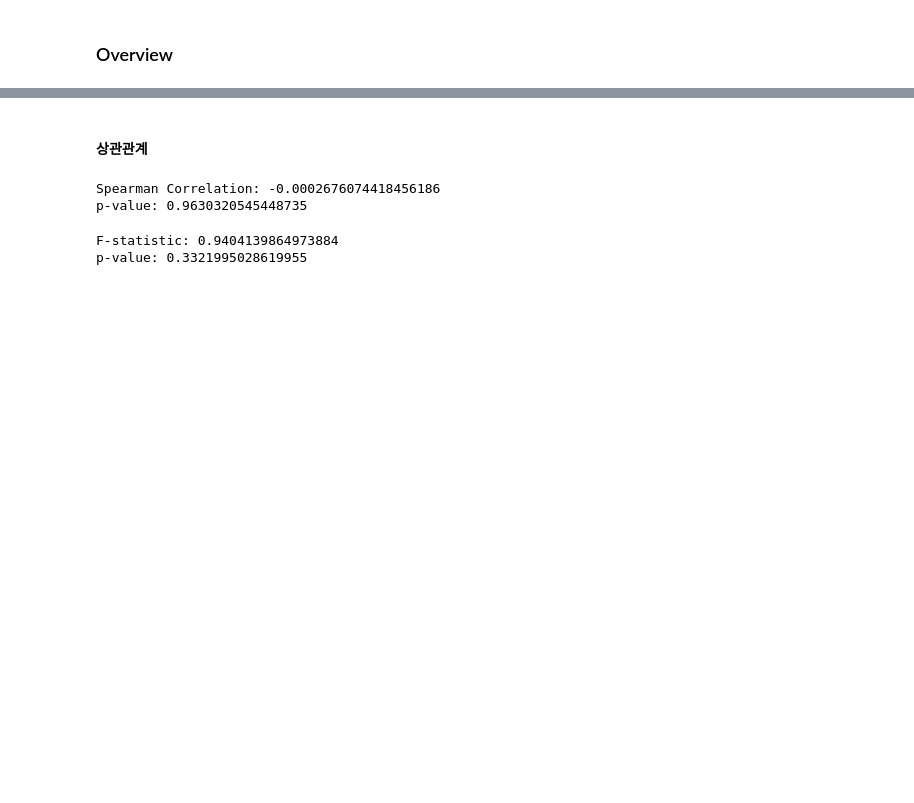
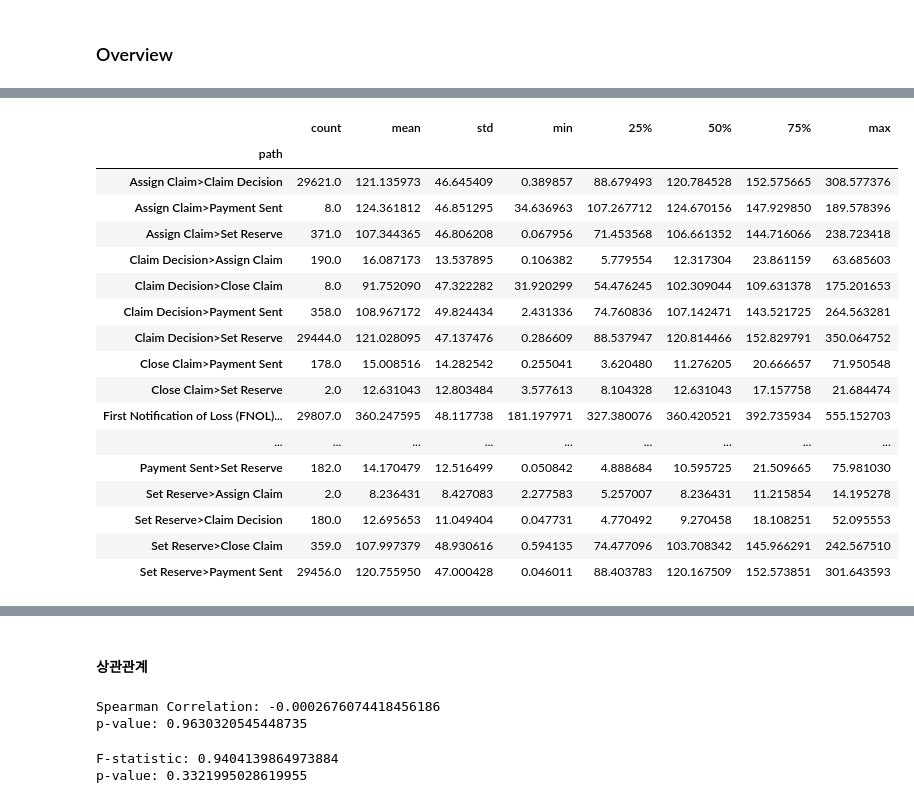
Before and after one commit to yu901/data_analysis, a Jupyter notebook: notebook/process mining.ipynb, the cells around one changed output, grey strips where cells are left out. Saved outputs shown, nothing was run; the diff lists cells and outputs as text; code cells hidden in the pictures; blank space fills up the shorter version.

Commit message:
path 테이블 생성함수 추가

```diff
--- a/notebook/process mining.ipynb
+++ b/notebook/process mining.ipynb
@@ -26,0 +31,23 @@ casetable.head(3)
+# %%
+process.set_timeunit('h')
+pathtable = process.get_pathtable()
+pathtable.groupby('path')['duration'].describe()
+# %% [output]
+|  | count | mean | std | min | 25% | 50% | 75% | max |
+| path |  |  |  |  |  |  |  |  |
+| Assign Claim>Claim Decision | 29621.0 | 121.135973 | 46.645409 | 0.389857 | 88.679493 | 120.784528 | 152.575665 | 308.577376 |
+| Assign Claim>Payment Sent | 8.0 | 124.361812 | 46.851295 | 34.636963 | 107.267712 | 124.670156 | 147.929850 | 189.578396 |
+| Assign Claim>Set Reserve | 371.0 | 107.344365 | 46.806208 | 0.067956 | 71.453568 | 106.661352 | 144.716066 | 238.723418 |
+| Claim Decision>Assign Claim | 190.0 | 16.087173 | 13.537895 | 0.106382 | 5.779554 | 12.317304 | 23.861159 | 63.685603 |
+| Claim Decision>Close Claim | 8.0 | 91.752090 | 47.322282 | 31.920299 | 54.476245 | 102.309044 | 109.631378 | 175.201653 |
+| Claim Decision>Payment Sent | 358.0 | 108.967172 | 49.824434 | 2.431336 | 74.760836 | 107.142471 | 143.521725 | 264.563281 |
+| Claim Decision>Set Reserve | 29444.0 | 121.028095 | 47.137476 | 0.286609 | 88.537947 | 120.814466 | 152.829791 | 350.064752 |
+| Close Claim>Payment Sent | 178.0 | 15.008516 | 14.282542 | 0.255041 | 3.620480 | 11.276205 | 20.666657 | 71.950548 |
+| Close Claim>Set Reserve | 2.0 | 12.631043 | 12.803484 | 3.577613 | 8.104328 | 12.631043 | 17.157758 | 21.684474 |
+| First Notification of Loss (FNOL)... | 29807.0 | 360.247595 | 48.117738 | 181.197971 | 327.380076 | 360.420521 | 392.735934 | 555.152703 |
+| ... | ... | ... | ... | ... | ... | ... | ... | ... |
+| Payment Sent>Set Reserve | 182.0 | 14.170479 | 12.516499 | 0.050842 | 4.888684 | 10.595725 | 21.509665 | 75.981030 |
+| Set Reserve>Assign Claim | 2.0 | 8.236431 | 8.427083 | 2.277583 | 5.257007 | 8.236431 | 11.215854 | 14.195278 |
+| Set Reserve>Claim Decision | 180.0 | 12.695653 | 11.049404 | 0.047731 | 4.770492 | 9.270458 | 18.108251 | 52.095553 |
+| Set Reserve>Close Claim | 359.0 | 107.997379 | 48.930616 | 0.594135 | 74.477096 | 103.708342 | 145.966291 | 242.567510 |
+| Set Reserve>Payment Sent | 29456.0 | 120.755950 | 47.000428 | 0.046011 | 88.403783 | 120.167509 | 152.573851 | 301.643593 |
```
Also changed, not shown: parts of 3 cells of this notebook, 1 other file.
